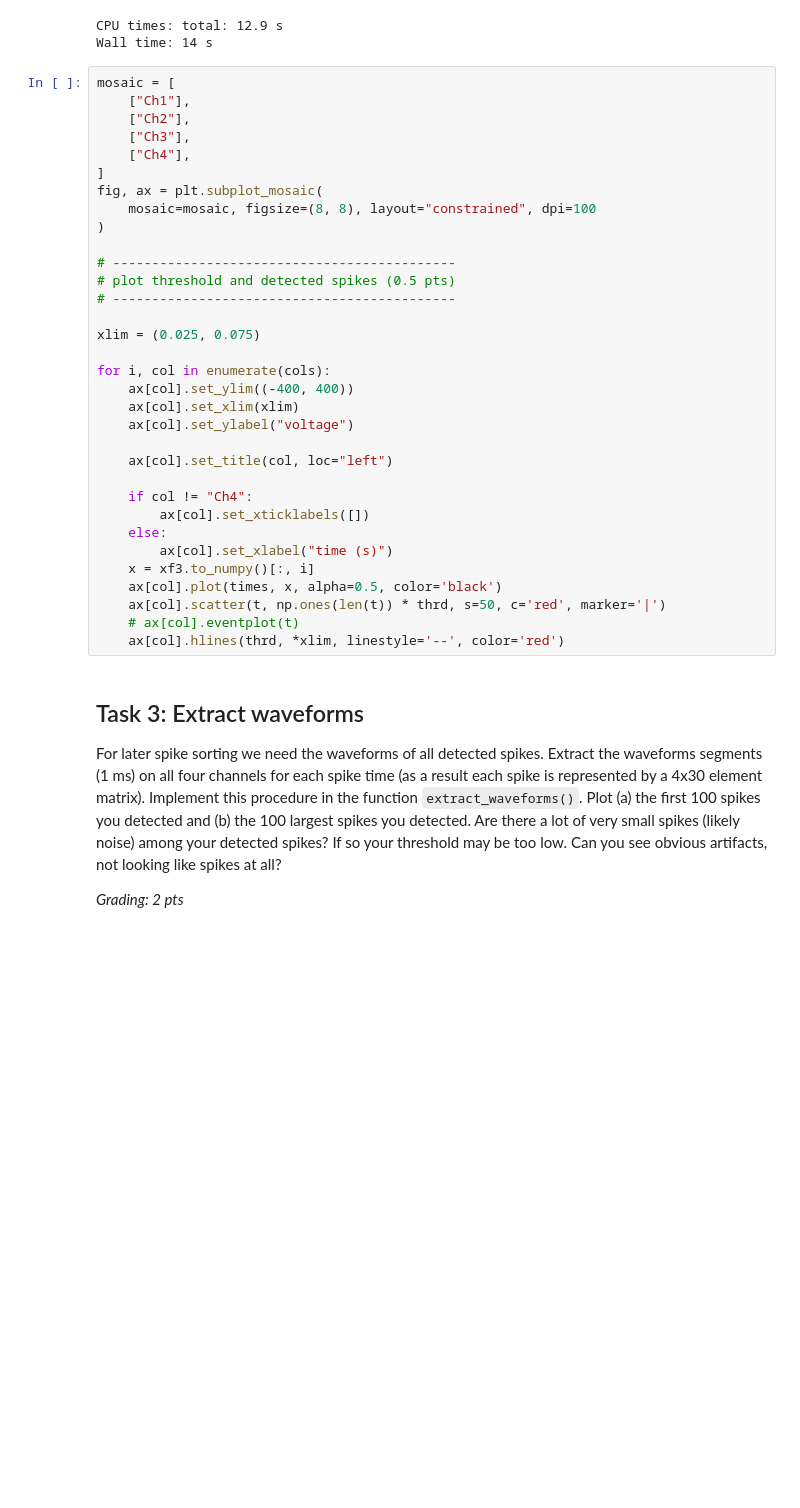
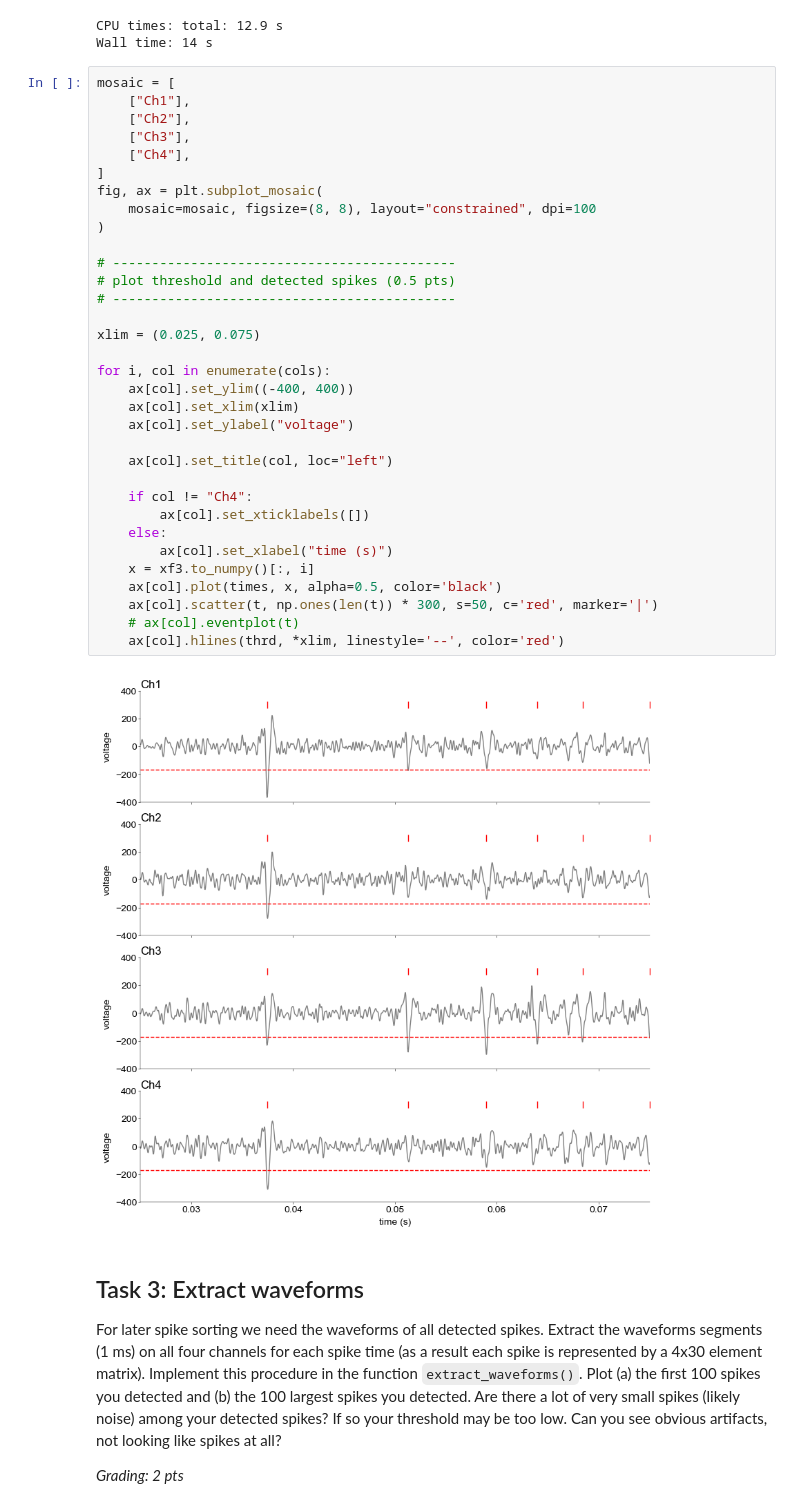
Before and after one commit to atimcenko/tu-neural-data-science, a Jupyter notebook: hw01/notebooks/CodingLab1_Alex.ipynb, the cells around one changed output. Cells and saved outputs as stored; diff of their text form; blank space fills up the shorter version.

````diff
--- a/hw01/notebooks/CodingLab1_Alex.ipynb
+++ b/hw01/notebooks/CodingLab1_Alex.ipynb
@@ -310,34 +310,36 @@ mosaic = [
     ["Ch1"],
     ["Ch2"],
     ["Ch3"],
     ["Ch4"],
 ]
 fig, ax = plt.subplot_mosaic(
     mosaic=mosaic, figsize=(8, 8), layout="constrained", dpi=100
 )
 
 # --------------------------------------------
 # plot threshold and detected spikes (0.5 pts)
 # --------------------------------------------
 
 xlim = (0.025, 0.075)
 
 for i, col in enumerate(cols):
     ax[col].set_ylim((-400, 400))
     ax[col].set_xlim(xlim)
     ax[col].set_ylabel("voltage")
 
     ax[col].set_title(col, loc="left")
 
     if col != "Ch4":
         ax[col].set_xticklabels([])
     else:
         ax[col].set_xlabel("time (s)")
     x = xf3.to_numpy()[:, i]
     ax[col].plot(times, x, alpha=0.5, color='black')
-    ax[col].scatter(t, np.ones(len(t)) * thrd, s=50, c='red', marker='|')
+    ax[col].scatter(t, np.ones(len(t)) * 300, s=50, c='red', marker='|')
     # ax[col].eventplot(t)
     ax[col].hlines(thrd, *xlim, linestyle='--', color='red')
+# %% [output]
+[figure, added]
 # %% [markdown]
 ## Task 3: Extract waveforms
 For later spike sorting we need the waveforms of all detected spikes. Extract the waveforms segments (1 ms) on all four channels for each spike time (as a result each spike is represented by a 4x30 element matrix). Implement this procedure in the function ```extract_waveforms()```. Plot (a) the first 100 spikes you detected and (b) the 100 largest spikes you detected. Are there a lot of very small spikes (likely noise) among your detected spikes? If so your threshold may be too low. Can you see obvious artifacts, not looking like spikes at all?
````
Also changed, not shown: parts of 5 cells of this notebook.
